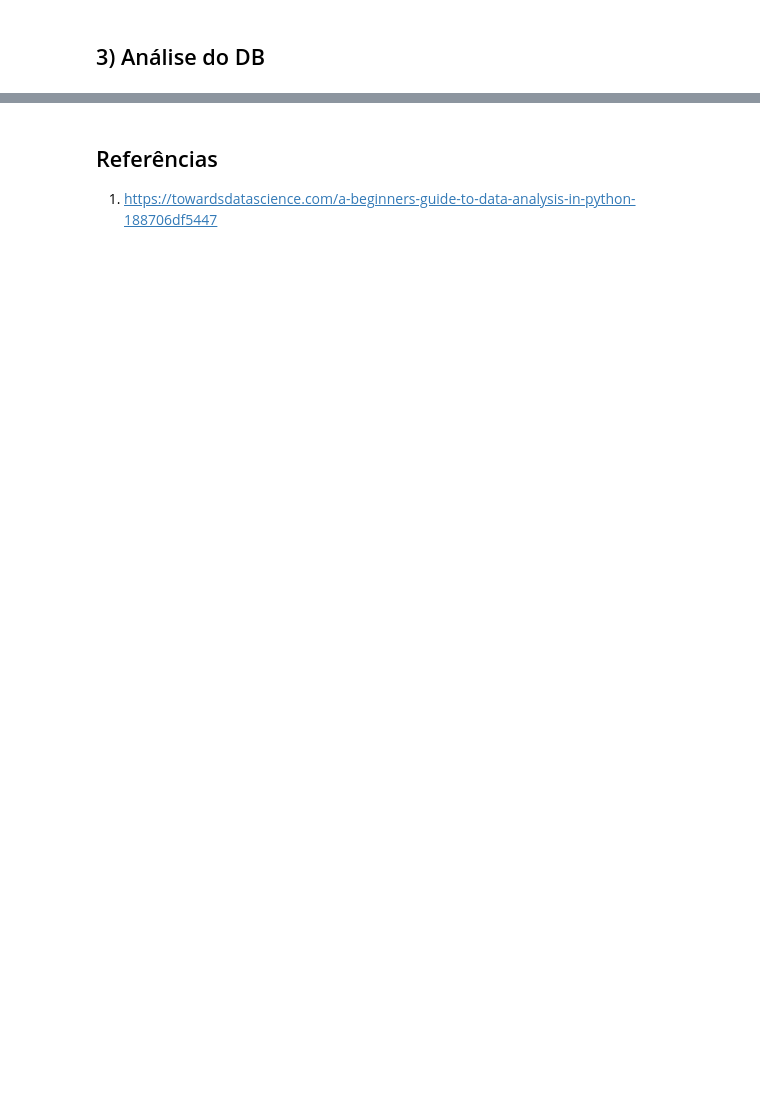
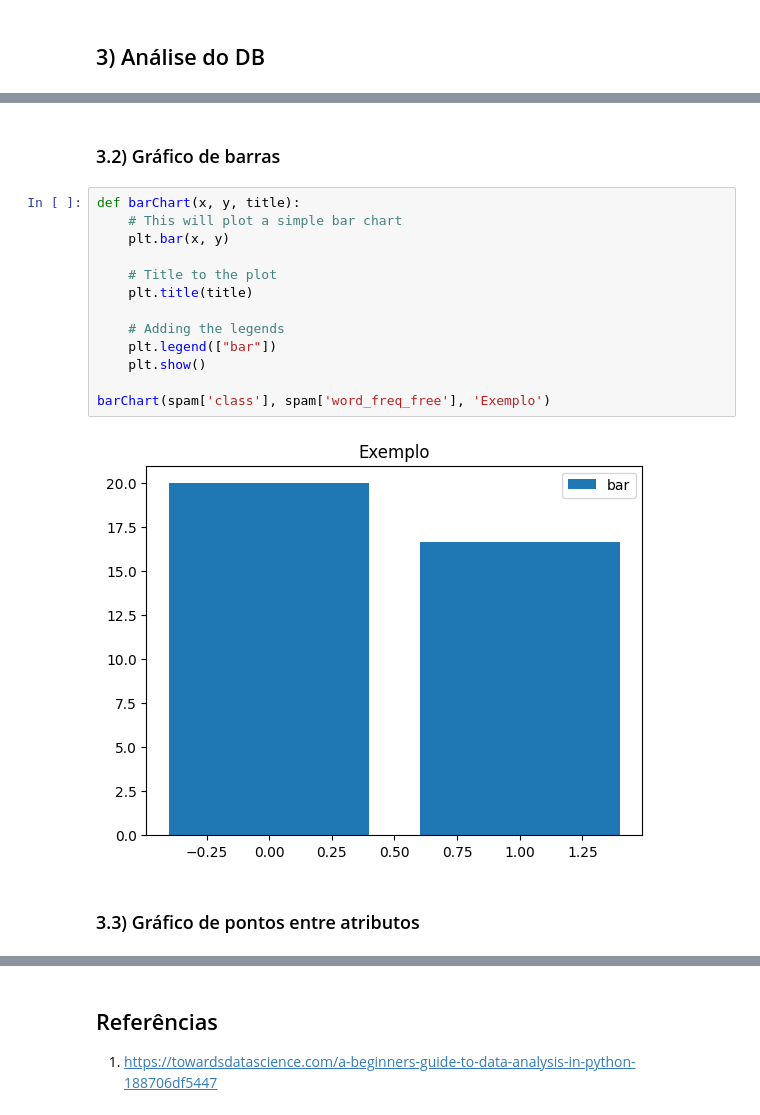
Before and after one commit to PHM-araujo/Machine-Learning, a Jupyter notebook: Practical_work/Spam_prediction.ipynb, the cells around one changed output, grey strips where cells are left out. Cells and saved outputs as stored; diff of their text form; blank space fills up the shorter version.

Commit message:
Add charts

```diff
--- a/Practical_work/Spam_prediction.ipynb
+++ b/Practical_work/Spam_prediction.ipynb
@@ -39,0 +54,19 @@ spam = pd.read_csv("./spambase.data", names=nomes)
+# %% [markdown]
+### 3.2) Gráfico de barras
+# %%
+def barChart(x, y, title):
+    # This will plot a simple bar chart
+    plt.bar(x, y)
+
+    # Title to the plot
+    plt.title(title)
+
+    # Adding the legends
+    plt.legend(["bar"])
+    plt.show()
+
+barChart(spam['class'], spam['word_freq_free'], 'Exemplo')
+# %% [output]
+[figure, added]
+# %% [markdown]
+### 3.3) Gráfico de pontos entre atributos
```
Also changed, not shown: parts of 5 cells of this notebook.
